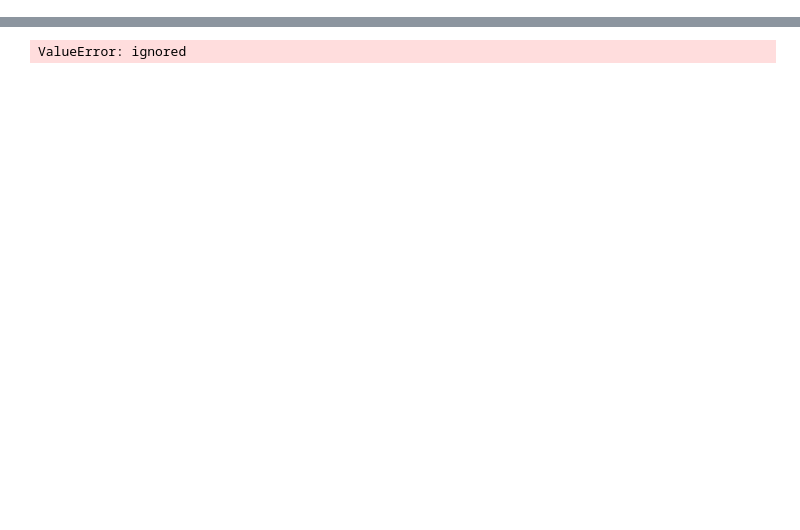
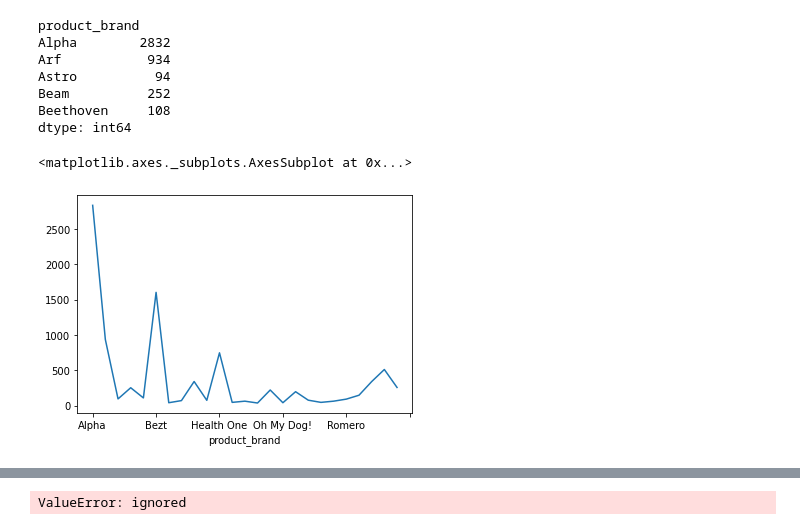
Before and after one commit to nasirxia/Analysis-Project-2022-Fall, a Jupyter notebook: ALP-2.ipynb, the cells around one changed output, grey strips where cells are left out. Drawn from its saved outputs; the diff is of its cells as text; code cells hidden in the pictures; blank space fills up the shorter version.

```diff
--- a/ALP-2.ipynb
+++ b/ALP-2.ipynb
@@ -19,0 +54,16 @@ df.head()
+# %%
+#Test if the brands differentiate the consumers
+GroupedData3=df.groupby(by="product_brand").size() # why size()?
+print(GroupedData3.head())
+len(GroupedData3) #there are 25 different products
+GroupedData3.plot.line()
+# %% [output]
+product_brand
+Alpha        2832
+Arf           934
+Astro          94
+Beam          252
+Beethoven     108
+dtype: int64
+<matplotlib.axes._subplots.AxesSubplot at 0x...>
+[figure, added]
```
Also changed, not shown: parts of 11 cells of this notebook.
